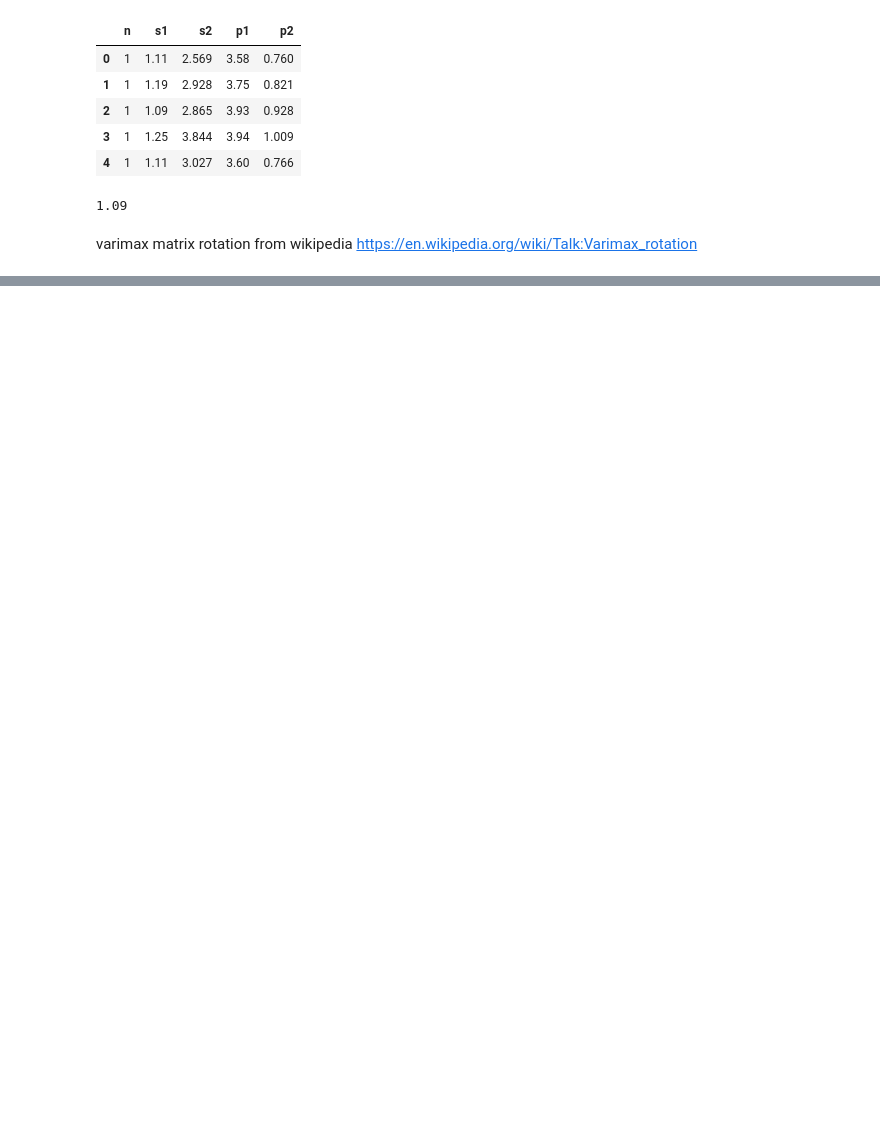
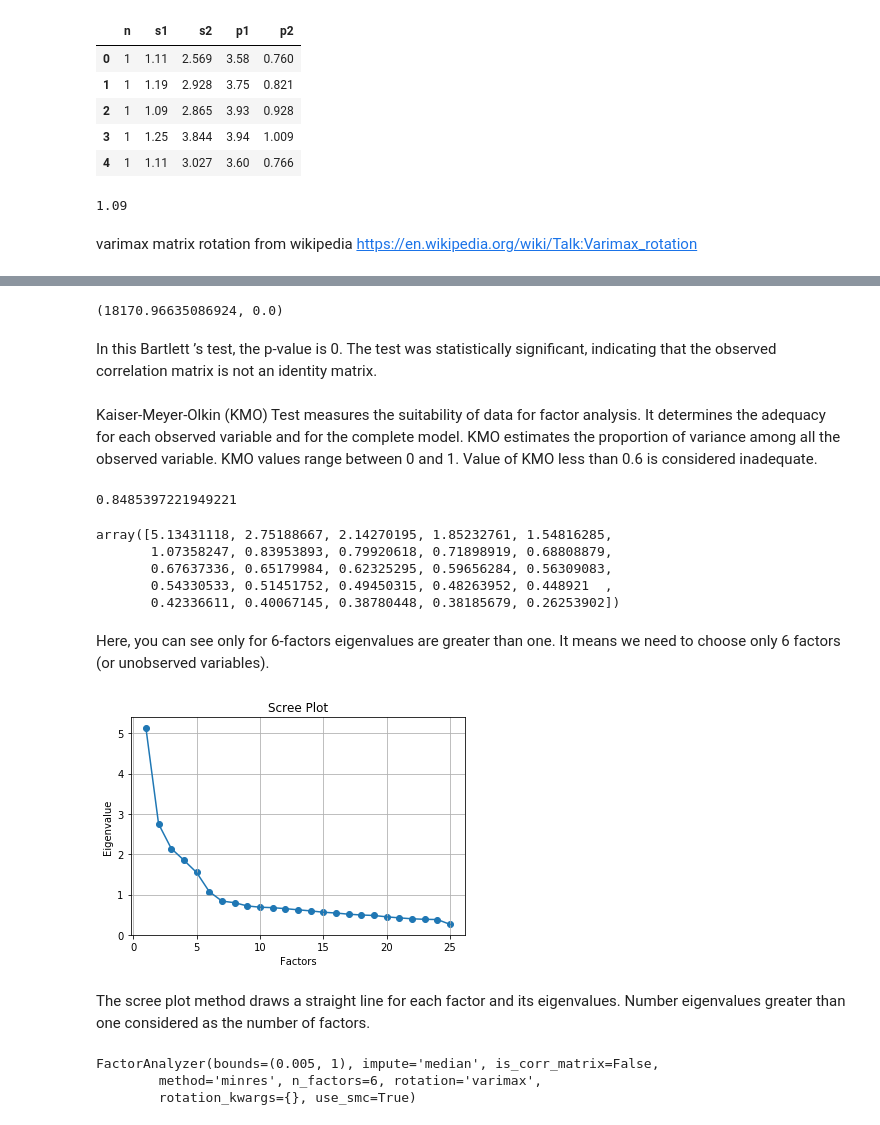
Before and after one commit to johnzyin/PyML, a Jupyter notebook: notebooks/PA_PC.ipynb, the cells around one changed output, grey strips where cells are left out. Saved outputs shown, nothing was run; the diff lists cells and outputs as text; code cells hidden in the pictures; blank space fills up the shorter version.

Commit message:
add factor analysis

```diff
--- a/notebooks/PA_PC.ipynb
+++ b/notebooks/PA_PC.ipynb
@@ -91,0 +102,2 @@ varimax(lam[:,0:2])
+# %%
+df= pd.read_csv("../data/bfi.csv", index_col=0, header=0)
@@ -91,0 +111,6 @@ varimax(lam[:,0:2])
+# %%
+# Dropping unnecessary columns
+df.drop(['gender', 'education', 'age'],axis=1,inplace=True)
+# %%
+# Dropping missing values rows
+df.dropna(inplace=True)
@@ -91,0 +147,52 @@ varimax(lam[:,0:2])
+# %%
+from factor_analyzer.factor_analyzer import calculate_bartlett_sphericity
+chi_square_value,p_value=calculate_bartlett_sphericity(df)
+chi_square_value, p_value
+# %% [output]
+(18170.96635086924, 0.0)
+# %% [markdown]
+In this Bartlett ’s test, the p-value is 0. The test was statistically significant, indicating that the observed correlation matrix is not an identity matrix.
+# %% [markdown]
+Kaiser-Meyer-Olkin (KMO) Test measures the suitability of data for factor analysis. It determines the adequacy for each observed variable and for the complete model. KMO estimates the proportion of variance among all the observed variable. KMO values range between 0 and 1. Value of KMO less than 0.6 is considered inadequate.
+# %%
+from factor_analyzer.factor_analyzer import calculate_kmo
+kmo_all,kmo_model=calculate_kmo(df)
+kmo_model
+# %% [output]
+0.8485397221949221
+# %%
+# Create factor analysis object and perform factor analysis
+fa = FactorAnalyzer(rotation=None)
+fa.fit(df)
+# Check Eigenvalues
+ev, v = fa.get_eigenvalues()
+ev
+# %% [output]
+array([5.13431118, 2.75188667, 2.14270195, 1.85232761, 1.54816285,
+       1.07358247, 0.83953893, 0.79920618, 0.71898919, 0.68808879,
+       0.67637336, 0.65179984, 0.62325295, 0.59656284, 0.56309083,
+       0.54330533, 0.51451752, 0.49450315, 0.48263952, 0.448921  ,
+       0.42336611, 0.40067145, 0.38780448, 0.38185679, 0.26253902])
+# %% [markdown]
+Here, you can see only for 6-factors eigenvalues are greater than one. It means we need to choose only 6 factors (or unobserved variables).
+# %%
+# Create scree plot using matplotlib
+plt.scatter(range(1,df.shape[1]+1),ev)
+plt.plot(range(1,df.shape[1]+1),ev)
+plt.title('Scree Plot')
+plt.xlabel('Factors')
+plt.ylabel('Eigenvalue')
+plt.grid()
+plt.show()
+# %% [output]
+[figure, added]
+# %% [markdown]
+The scree plot method draws a straight line for each factor and its eigenvalues. Number eigenvalues greater than one considered as the number of factors.
+# %%
+# Create factor analysis object and perform factor analysis
+fa = FactorAnalyzer(n_factors=6, rotation="varimax")
+fa.fit(df)
+# %% [output]
+FactorAnalyzer(bounds=(0.005, 1), impute='median', is_corr_matrix=False,
+        method='minres', n_factors=6, rotation='varimax',
+        rotation_kwargs={}, use_smc=True)
```
Also changed, not shown: parts of 12 cells of this notebook.
